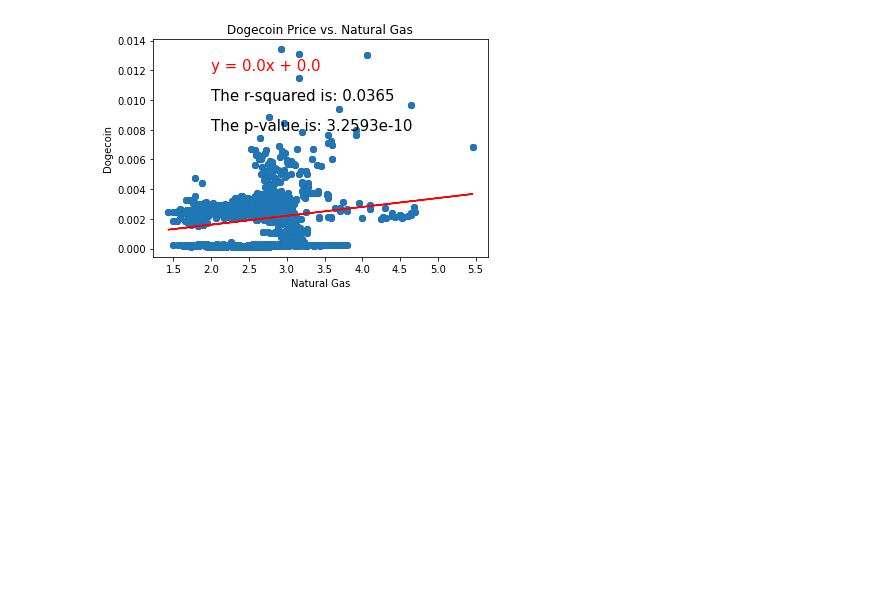
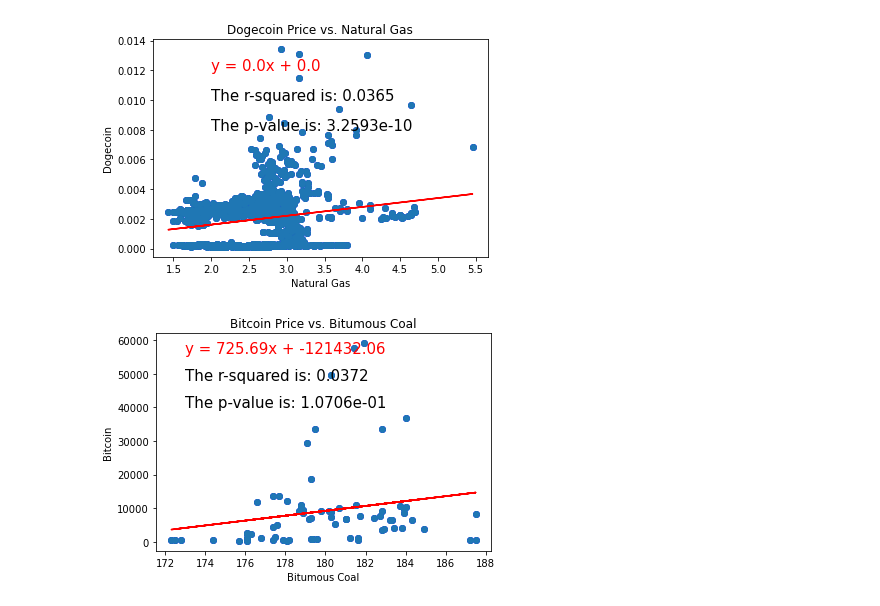
Before and after one commit to shermeenajani/Project-1-EDA, a Jupyter notebook: PullData.ipynb, the cells around one changed output. Cells and saved outputs as stored; diff of their text form; code cells hidden in the pictures; blank space fills up the shorter version.

Commit message:
Added coal data and three new plots

```diff
--- a/PullData.ipynb
+++ b/PullData.ipynb
@@ -81,3 +81,8 @@ index_multi_df
 1065 rows × 12 columns
 # %%
 index_multi_df.to_csv('output/comdined.csv', index=False)
+# %%
+coal_df = pd.read_csv("Input_data/coalPPI.csv")
+coal_df.rename({"PCU212111212111": 'coal'}, axis=1, inplace=True)
+coal_df.rename({"DATE": 'Date'}, axis=1, inplace=True)
+coal_df
@@ -84,3 +103,11 @@ index_multi_df.to_csv('output/comdined.csv', index=False)
+# %%
+index_crypto_coal = pd.merge(bitcoin_df, dogecoin_df, on="Date", how="inner",)
+index_crypto_coal = pd.merge(index_crypto_coal, ethereum_df, on="Date", how="inner",)
+index_crypto_coal = pd.merge(index_crypto_coal, coal_df, on="Date", how="inner",)
+index_crypto_coal = index_crypto_coal.dropna(axis=0, how='any')
+
+#Save to csv
+index_crypto_coal.to_csv('output/cryptocoal.csv', index=False)
 # %%
 x_values = index_multi_df["nikkei"].values
 y_values = index_multi_df["bitcoin"].values
@@ -532,3 +559,34 @@ plt.savefig('images/dogecoinngas.png')
 plt.show()
 # %% [output]
 [figure]
+# %%
+x_values = index_crypto_coal["coal"].values
+y_values = index_crypto_coal["bitcoin"].values
+
+
+plt.scatter(x_values, y_values,color="blue")
+plt.title("Bitcoin Price vs. Bitumous Coal")
+plt.ylabel("Bitcoin")
+plt.xlabel("Bitumous Coal")
+
+
+(slope, intercept, rvalue, pvalue, stderr) = linregress(x_values, y_values)
+
+
+regress_values = x_values * slope + intercept
+line_eq = "y = " + str(round(slope,2)) + "x + " + str(round(intercept,2))
+
+rsquared = f"The r-squared is: {round(rvalue**2,4)}"
+
+
+plt.scatter(x_values,y_values)
+plt.plot(x_values,regress_values,"r-")
+plt.annotate(line_eq,(173,56000),fontsize=15,color="red")
+plt.annotate(rsquared,(173,48000),fontsize=15,color="black")
+pval = f"The p-value is: {pvalue:.4e}"
+plt.annotate(pval,(173,40000),fontsize=15,color="black")
+plt.savefig('images/bitcoincoal.png')
+
+plt.show()
+# %% [output]
+[figure, added]
```
Also changed, not shown: parts of 3 cells of this notebook, 7 other files.
